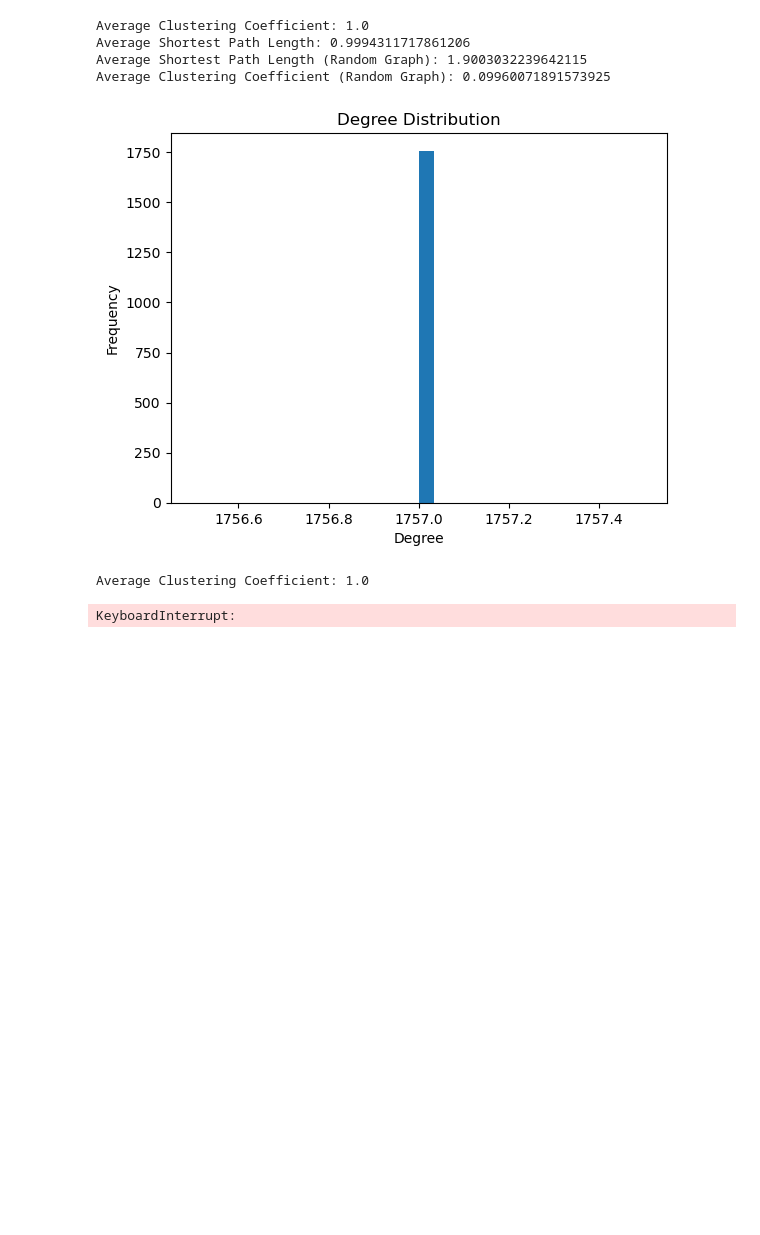
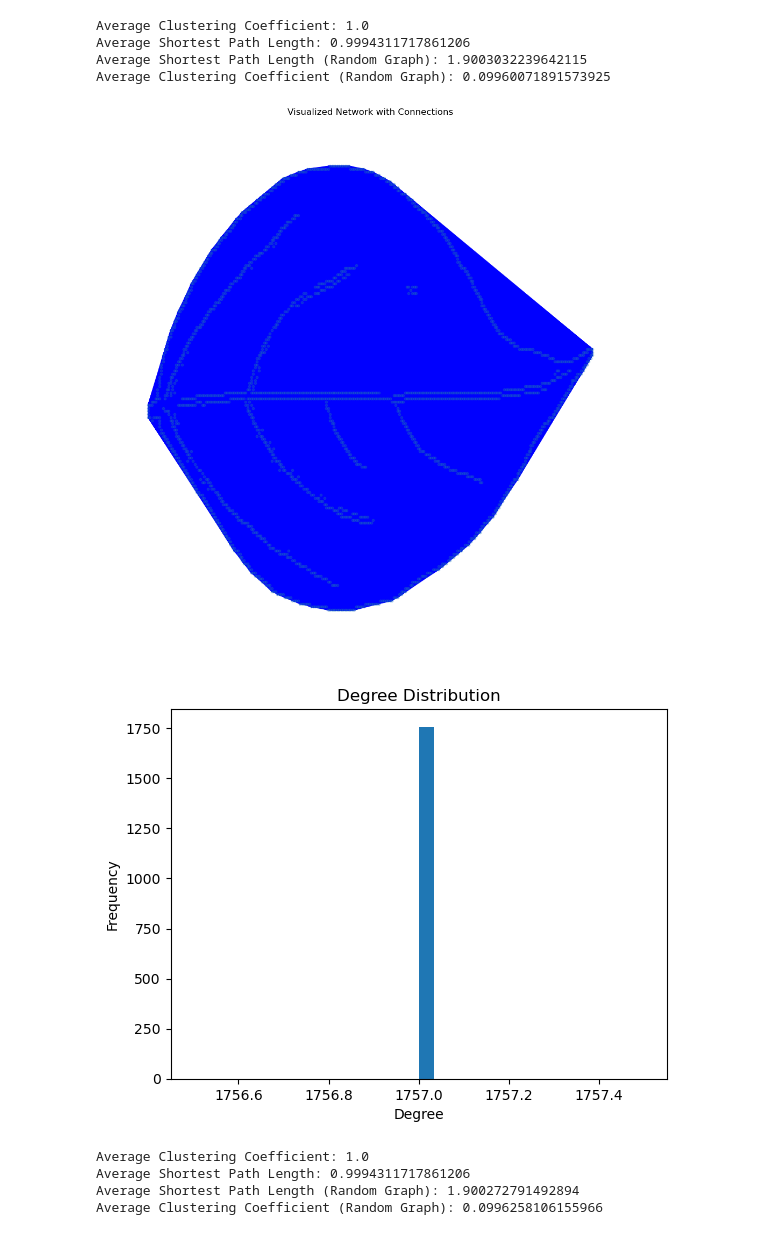
Before and after one commit to mahteus-sanches/natural_artificial_vision, a Jupyter notebook: CN-analysis.ipynb, the cells around one changed output. Saved outputs shown, nothing was run; the diff lists cells and outputs as text; code cells hidden in the pictures; blank space fills up the shorter version.

```diff
--- a/CN-analysis.ipynb
+++ b/CN-analysis.ipynb
@@ -136,7 +136,6 @@ import cv2
 import numpy as np
 import networkx as nx
 import matplotlib.pyplot as plt
-from joblib import Parallel, delayed
 from itertools import combinations
 
 # Load image and detect edges
@@ -150,44 +149,50 @@ def create_fully_connected_boundary_graph(edges):
     for (idx1, (x1, y1)), (idx2, (x2, y2)) in combinations(enumerate(boundary_points), 2):
         weight = np.sqrt((x1 - x2)**2 + (y1 - y2)**2)
         G.add_edge(idx1, idx2, weight=weight)
     return G, boundary_points
 
 graph, boundary_points = create_fully_connected_boundary_graph(edges)
 
+# Visualize the resulting network with connections
+plt.figure(figsize=(10, 10))
+pos = {i: (y, -x) for i, (x, y) in enumerate(boundary_points)}  # Adjust positions for display
+
+# Draw the graph with node positions and edges
+nx.draw(graph, pos, node_size=10, with_labels=False, edge_color='blue', alpha=0.3)
+plt.title('Visualized Network with Connections')
+plt.show()
+
 # Analyze degree distribution
 degree_dict = dict(graph.degree())
 degrees = list(degree_dict.values())
 plt.hist(degrees, bins=30)
 plt.title('Degree Distribution')
 plt.xlabel('Degree')
 plt.ylabel('Frequency')
 plt.show()
 
 # Clustering coefficient
 clustering_coeff = nx.clustering(graph)
 avg_clustering = np.mean(list(clustering_coeff.values()))
 print(f"Average Clustering Coefficient: {avg_clustering}")
 
-# Shortest path length - adjusted parallelization
-def shortest_paths_for_node(node, graph):
-    return nx.single_source_shortest_path_length(graph, node)
-
-# Only parallelize if graph is large
-if len(graph.nodes) > 1500:
-    all_shortest_paths = Parallel(n_jobs=-1)(delayed(shortest_paths_for_node)(node, graph) for node in graph.nodes)
-else:
-    all_shortest_paths = [shortest_paths_for_node(node, graph) for node in graph.nodes]
-
-avg_shortest_path_length = np.mean([np.mean(list(lengths.values())) for lengths in all_shortest_paths])
+# Shortest path length
+shortest_path_lengths = dict(nx.all_pairs_shortest_path_length(graph))
+total_length = sum(sum(lengths.values()) for lengths in shortest_path_lengths.values())
+num_paths = sum(len(lengths) for lengths in shortest_path_lengths.values())
+avg_shortest_path_length = total_length / num_paths
 print(f"Average Shortest Path Length: {avg_shortest_path_length}")
 
 # Comparison with random graph
 random_graph = nx.erdos_renyi_graph(len(graph.nodes), 0.1)
 avg_shortest_path_length_random = nx.average_shortest_path_length(random_graph)
 avg_clustering_random = nx.average_clustering(random_graph)
 print(f"Average Shortest Path Length (Random Graph): {avg_shortest_path_length_random}")
 print(f"Average Clustering Coefficient (Random Graph): {avg_clustering_random}")
 # %% [output]
-[figure, old version]
+[figure, new version]
+[figure, added]
 Average Clustering Coefficient: 1.0
+Average Shortest Path Length: 0.9994311717861206
+Average Shortest Path Length (Random Graph): 1.900272791492894
+Average Clustering Coefficient (Random Graph): 0.0996258106155966
-KeyboardInterrupt:
```
